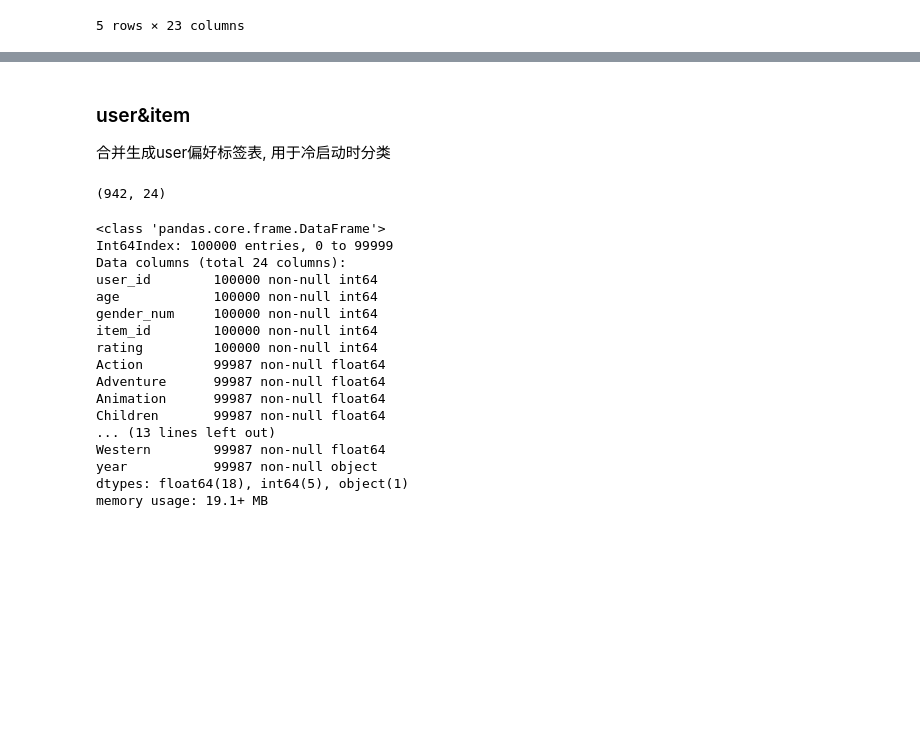
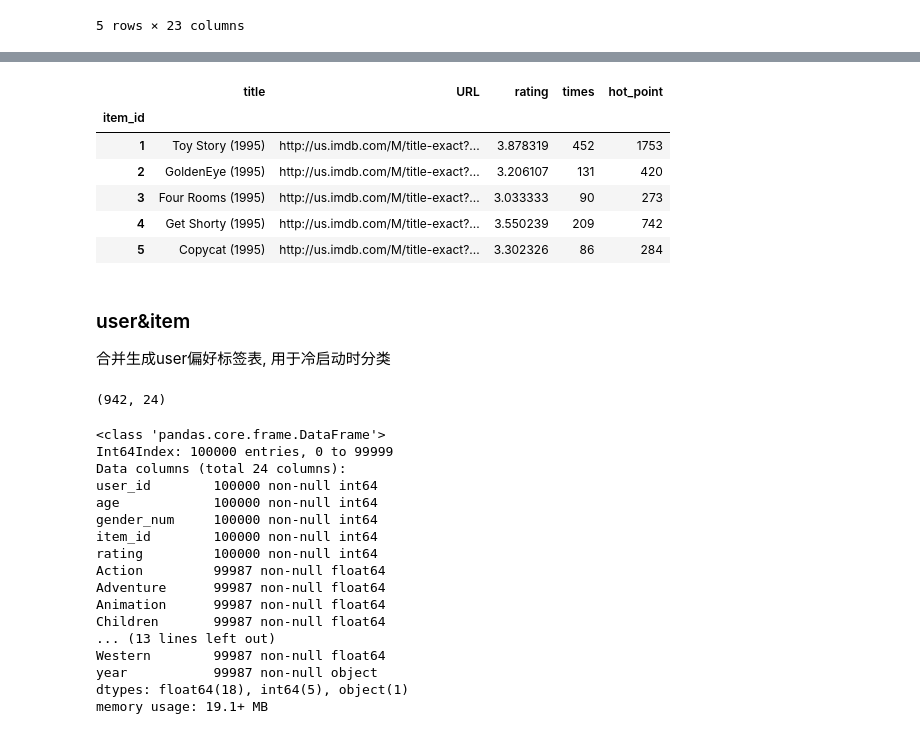
Before and after one commit to Aitical/recommendation, a Jupyter notebook: recomendation.ipynb, the cells around one changed output, grey strips where cells are left out. Saved outputs shown, nothing was run; the diff lists cells and outputs as text; code cells hidden in the pictures; blank space fills up the shorter version.

```diff
--- a/recomendation.ipynb
+++ b/recomendation.ipynb
@@ -322,0 +336,13 @@ item_msg.to_csv('item_msg.csv', sep='\t', index=False)
+# %%
+items = data.groupby(by='item_id')
+mean_rating = items.mean()
+sum_times = pd.DataFrame(items.size(), columns=['times'])
+# %%
+rating_and_times = pd.concat([mean_rating, sum_times], axis=1)
+rating_and_times['hot_point'] = rating_and_times.apply(lambda x: x['rating'] * x['times'], axis=1)
+# %%
+rating_and_times['hot_point'] = rating_and_times['hot_point'].astype(np.int)
+# %%
+item_msg = i_data[['item_id','title', 'URL']]
+item_msg.set_index('item_id', inplace=True)
+item_msg.head()
@@ -322,0 +357,11 @@ item_msg.to_csv('item_msg.csv', sep='\t', index=False)
+# %%
+item_all = pd.concat([item_msg, rating_and_times], axis=1)
+item_all.head()
+# %% [output]
+|  | title | URL | rating | times | hot_point |
+| item_id |  |  |  |  |  |
+| 1 | Toy Story (1995) | http://us.imdb.com/M/title-exact?... | 3.878319 | 452 | 1753 |
+| 2 | GoldenEye (1995) | http://us.imdb.com/M/title-exact?... | 3.206107 | 131 | 420 |
+| 3 | Four Rooms (1995) | http://us.imdb.com/M/title-exact?... | 3.033333 | 90 | 273 |
+| 4 | Get Shorty (1995) | http://us.imdb.com/M/title-exact?... | 3.550239 | 209 | 742 |
+| 5 | Copycat (1995) | http://us.imdb.com/M/title-exact?... | 3.302326 | 86 | 284 |
```
Also changed, not shown: parts of 4 cells of this notebook, 1 other file.
